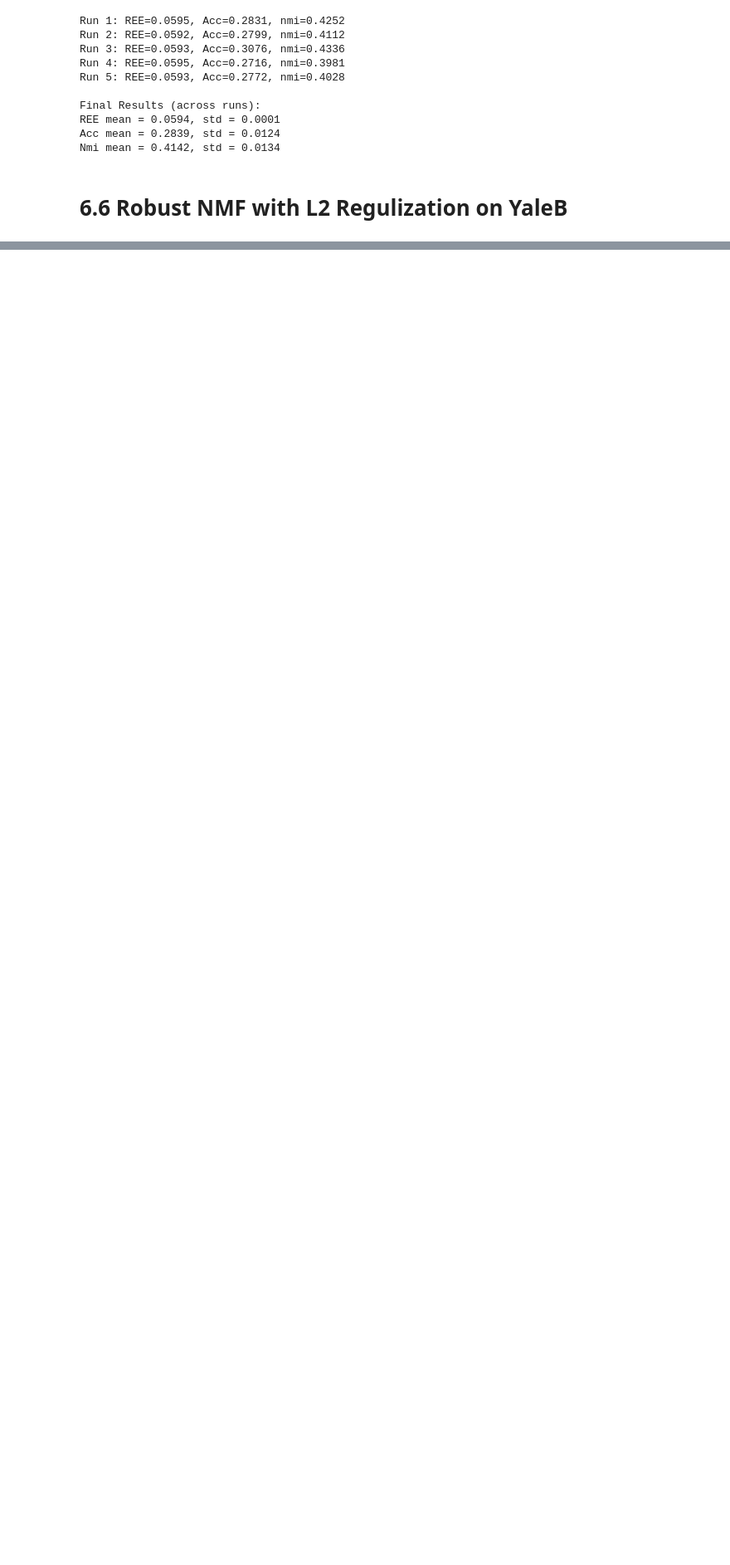
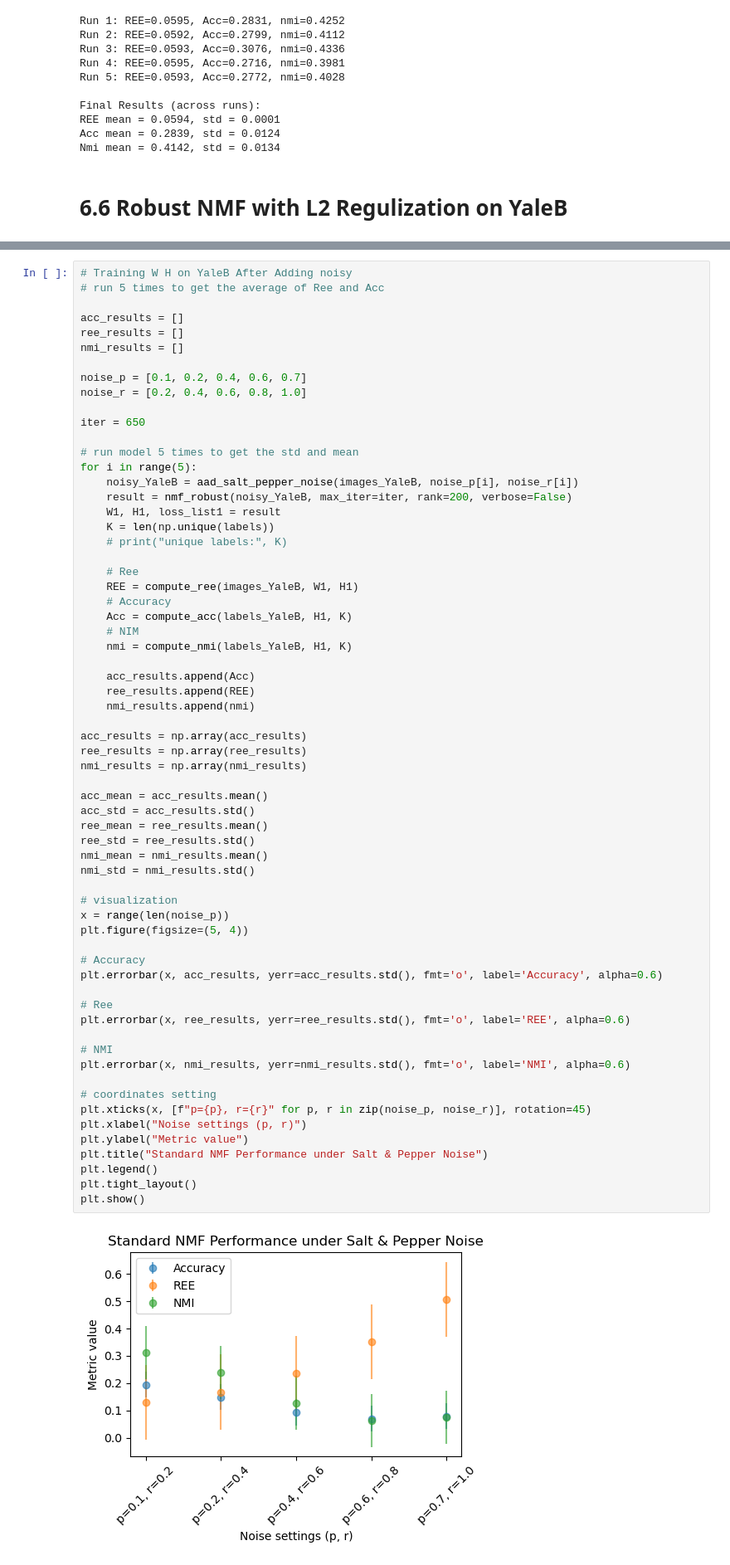
Before and after one commit to PartinGQAQ/COMP5328, a Jupyter notebook: Assignment_new_structure.ipynb, the cells around one changed output, grey strips where cells are left out. Shown: that part at 83% size. Drawn from its saved outputs; the diff is of its cells as text; blank space fills up the shorter version.

Commit message:
Robust ORL and YaleB

```diff
--- a/Assignment_new_structure.ipynb
+++ b/Assignment_new_structure.ipynb
@@ -635,0 +719,66 @@ plt.show()
+# %%
+# Training W H on YaleB After Adding noisy
+# run 5 times to get the average of Ree and Acc
+
+acc_results = []
+ree_results = []
+nmi_results = []
+
+noise_p = [0.1, 0.2, 0.4, 0.6, 0.7]
+noise_r = [0.2, 0.4, 0.6, 0.8, 1.0]
+
+iter = 650
+
+# run model 5 times to get the std and mean
+for i in range(5):
+    noisy_YaleB = aad_salt_pepper_noise(images_YaleB, noise_p[i], noise_r[i])
+    result = nmf_robust(noisy_YaleB, max_iter=iter, rank=200, verbose=False)
+    W1, H1, loss_list1 = result
+    K = len(np.unique(labels))
+    # print("unique labels:", K)
+
+    # Ree
+    REE = compute_ree(images_YaleB, W1, H1)
+    # Accuracy
+    Acc = compute_acc(labels_YaleB, H1, K)
+    # NIM
+    nmi = compute_nmi(labels_YaleB, H1, K)
+
+    acc_results.append(Acc)
+    ree_results.append(REE)
+    nmi_results.append(nmi)
+
+acc_results = np.array(acc_results)
+ree_results = np.array(ree_results)
+nmi_results = np.array(nmi_results)
+
+acc_mean = acc_results.mean()
+acc_std = acc_results.std()
+ree_mean = ree_results.mean()
+ree_std = ree_results.std()
+nmi_mean = nmi_results.mean()
+nmi_std = nmi_results.std()
+
+# visualization
+x = range(len(noise_p))
+plt.figure(figsize=(5, 4))
+
+# Accuracy
+plt.errorbar(x, acc_results, yerr=acc_results.std(), fmt='o', label='Accuracy', alpha=0.6)
+
+# Ree
+plt.errorbar(x, ree_results, yerr=ree_results.std(), fmt='o', label='REE', alpha=0.6)
+
+# NMI
+plt.errorbar(x, nmi_results, yerr=nmi_results.std(), fmt='o', label='NMI', alpha=0.6)
+
+# coordinates setting
+plt.xticks(x, [f"p={p}, r={r}" for p, r in zip(noise_p, noise_r)], rotation=45)
+plt.xlabel("Noise settings (p, r)")
+plt.ylabel("Metric value")
+plt.title("Standard NMF Performance under Salt & Pepper Noise")
+plt.legend()
+plt.tight_layout()
+plt.show()
+# %% [output]
+[figure, added]
```
Also changed, not shown: parts of 6 cells of this notebook.
